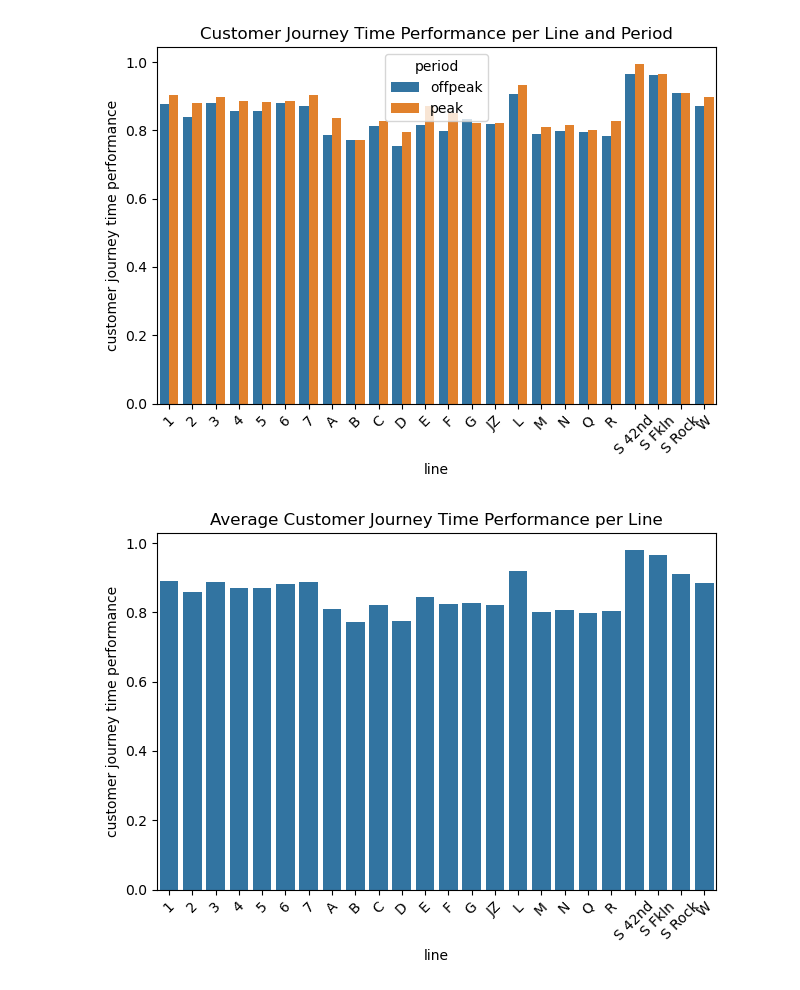
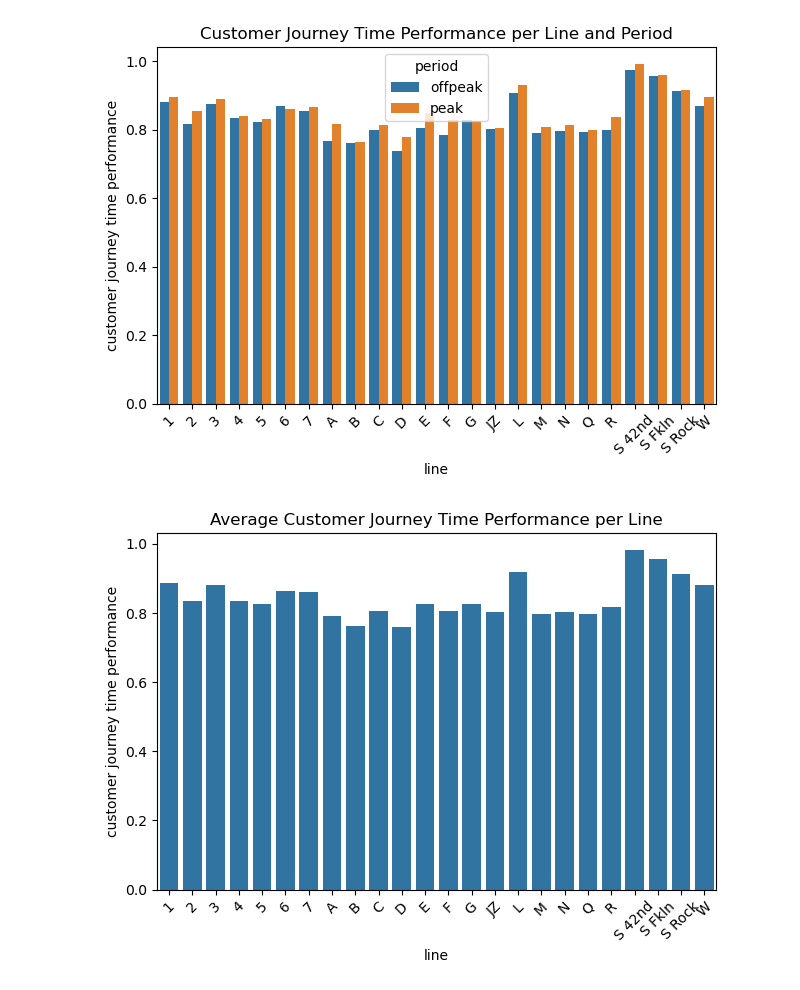
Before and after one commit to tali0n-git/MTA-subway-analysis, a Jupyter notebook: rosania-notebook.ipynb, the cells around one changed output. Cells and saved outputs as stored; diff of their text form; code cells hidden in the pictures.

```diff
--- a/rosania-notebook.ipynb
+++ b/rosania-notebook.ipynb
@@ -22,0 +17,5 @@ MTA.head()
+# %%
+MTA_1 = pd.read_csv('data/MTA_Subway_Customer_Metrics__2015-2019.csv')
+MTA_2 = pd.read_csv('data/MTA_Subway_Customer_Metrics_2020-2024.csv')
+# %%
+merged_mta = pd.concat([MTA_1, MTA_2])
@@ -79,5 +106,6 @@ plt.show()
 # %%
-avg_per_line_period = MTA.groupby(["line", "period"], observed=True)["customer journey time performance"].mean().reset_index()
+##Graph of Customer Journey Time and Period by Subway Line
+avg_per_line_period = merged_mta.groupby(["line", "period"], observed=True)["customer journey time performance"].mean().reset_index()
 
 sns.barplot(data=avg_per_line_period, x="line", y="customer journey time performance", hue="period")
 plt.title("Customer Journey Time Performance per Line and Period")
@@ -85,14 +113,15 @@ plt.xticks(rotation=45)
 plt.tight_layout()
 plt.show()
 # %% [output]
-[figure, old version]
+[figure, new version]
 # %%
-avg_per_line = MTA.groupby("line", observed=True)["customer journey time performance"].mean().reset_index()
+##Graph of Customer Journey Time and Subway Line
+avg_per_line = merged_mta.groupby("line", observed=True)["customer journey time performance"].mean().reset_index()
 
 sns.barplot(data=avg_per_line, x="line", y="customer journey time performance")
 plt.title("Average Customer Journey Time Performance per Line")
 plt.xticks(rotation=45)
 plt.tight_layout()
 plt.show()
 # %% [output]
-[figure, old version]
+[figure, new version]
```
Also changed, not shown: parts of 26 cells of this notebook.
